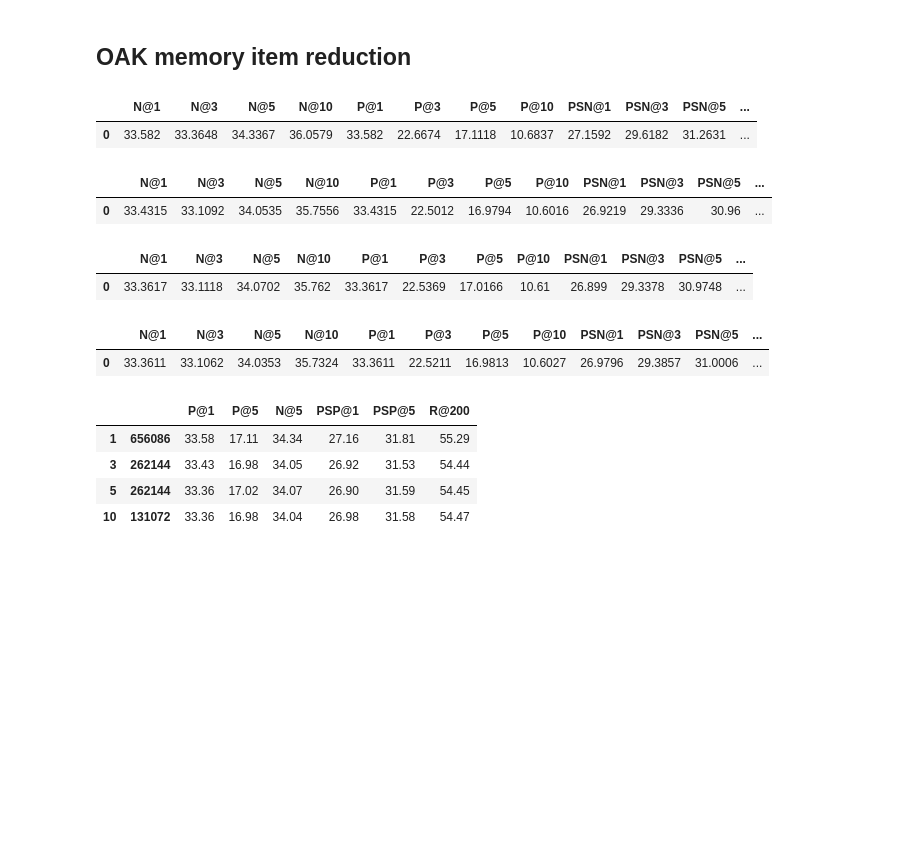
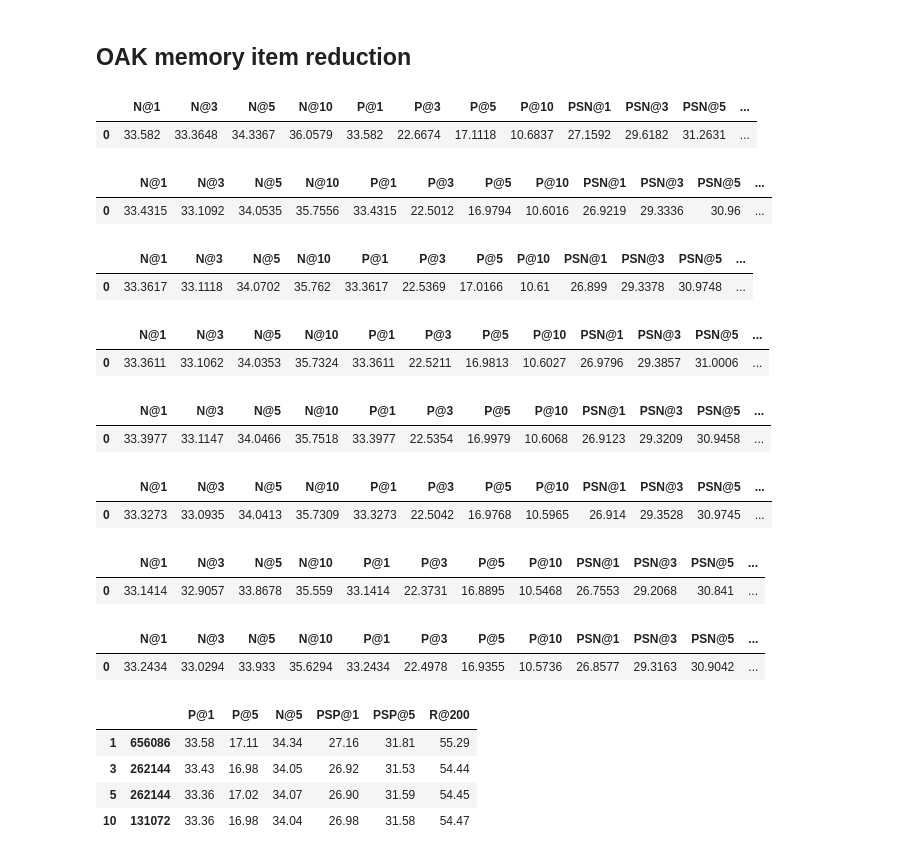
Before and after one commit to suchith720/medic, a Jupyter notebook: nbs/21_experiment-summary.ipynb, the cells around one changed output. Cells and saved outputs as stored; diff of their text form; code cells hidden in the pictures; blank space fills up the shorter version.

```diff
--- a/nbs/21_experiment-summary.ipynb
+++ b/nbs/21_experiment-summary.ipynb
@@ -1661,34 +1680,71 @@ _display_metric(convert_df_and_remove_prefix(o)*100)
 # %% [markdown]
 ## OAK memory item reduction
 # %%
+# for each of the examples below, the renee embeddings for each metadata is used as it is.
+
 # 35_oak-for-wikiseealsotitles-free-param-initialization-001
 # number of free parameters: 656086
 m = {'eval_N@1': 0.3358195126056671, 'eval_N@10': 0.36057910323143005, 'eval_N@3': 0.3336484134197235, 'eval_N@5': 0.34336698055267334, 'eval_P@1': 0.33581950821057377, 'eval_P@10': 0.10683716869000659, 'eval_P@3': 0.2266738022139014, 'eval_P@5': 0.1711179336959175, 'eval_PSN@1': 0.2715916931629181, 'eval_PSN@10': 0.3331030011177063, 'eval_PSN@3': 0.29618197679519653, 'eval_PSN@5': 0.31263086199760437, 'eval_PSP@1': 0.2715916920376442, 'eval_PSP@10': 0.3593320309853239, 'eval_PSP@3': 0.2958067577667262, 'eval_PSP@5': 0.3181034577857164, 'eval_R@10': 0.4050618362898574, 'eval_R@100': 0.5267324273903119, 'eval_R@200': 0.5528864837650455, 'eval_loss': 0.06298062950372696, 'eval_runtime': 135.6322, 'eval_samples_per_second': 1308.797, 'eval_steps_per_second': 0.818}
 display_metric(m)
 
 # 36_oak-for-wikiseealsotitles-free-param-clustering-001
 # number of free parameters: 262144
 m = {'eval_N@1': 0.3343154191970825, 'eval_N@10': 0.3575563430786133, 'eval_N@3': 0.3310919404029846, 'eval_N@5': 0.340535044670105, 'eval_P@1': 0.334315409965355, 'eval_P@10': 0.10601639298091271, 'eval_P@3': 0.22501197081936766, 'eval_P@5': 0.16979410190705155, 'eval_PSN@1': 0.2692194879055023, 'eval_PSN@10': 0.32984310388565063, 'eval_PSN@3': 0.2933357059955597, 'eval_PSN@5': 0.30960020422935486, 'eval_PSP@1': 0.26921948244217064, 'eval_PSP@10': 0.3561381828094207, 'eval_PSP@3': 0.293181714514421, 'eval_PSP@5': 0.3152743126460847, 'eval_R@10': 0.40094304100057027, 'eval_R@100': 0.5190112927525291, 'eval_R@200': 0.5444350511707688, 'eval_loss': 0.0606948658823967, 'eval_runtime': 204.3293, 'eval_samples_per_second': 868.769, 'eval_steps_per_second': 0.543}
 display_metric(m)
 
 # 36_oak-for-wikiseealsotitles-free-param-clustering-002
 # number of free parameters: 262144
 m = {'eval_N@1': 0.33361688256263733, 'eval_N@10': 0.3576197326183319, 'eval_N@3': 0.33111822605133057, 'eval_N@5': 0.3407019078731537, 'eval_P@1': 0.3336168774469763, 'eval_P@10': 0.10610032954965308, 'eval_P@3': 0.2253687481809087, 'eval_P@5': 0.17016590147328572, 'eval_PSN@1': 0.2689901292324066, 'eval_PSN@10': 0.3298194706439972, 'eval_PSN@3': 0.2933778464794159, 'eval_PSN@5': 0.30974823236465454, 'eval_PSP@1': 0.2689901329859684, 'eval_PSP@10': 0.3562547147442279, 'eval_PSP@3': 0.2935722614247161, 'eval_PSP@5': 0.3159205554382074, 'eval_R@10': 0.40144725854529195, 'eval_R@100': 0.518951081892315, 'eval_R@200': 0.5445238555195598, 'eval_loss': 0.06072795391082764, 'eval_runtime': 207.0757, 'eval_samples_per_second': 857.247, 'eval_steps_per_second': 0.536}
 display_metric(m)
 
 # 36_oak-for-wikiseealsotitles-free-param-clustering-003
 # number of free parameters: 131072
 m = {'eval_N@1': 0.33361124992370605, 'eval_N@10': 0.35732367634773254, 'eval_N@3': 0.3310619294643402, 'eval_N@5': 0.34035301208496094, 'eval_P@1': 0.3336112441202152, 'eval_P@10': 0.10602709630175933, 'eval_P@3': 0.22521101503159568, 'eval_P@5': 0.1698132552180395, 'eval_PSN@1': 0.26979607343673706, 'eval_PSN@10': 0.330046683549881, 'eval_PSN@3': 0.2938570976257324, 'eval_PSN@5': 0.3100058138370514, 'eval_PSP@1': 0.26979608090033186, 'eval_PSP@10': 0.35628165881890284, 'eval_PSP@3': 0.29386967521440366, 'eval_PSP@5': 0.31576666806785764, 'eval_R@10': 0.40084419776979724, 'eval_R@100': 0.5187842370630878, 'eval_R@200': 0.5446777094313882, 'eval_loss': 0.060691915452480316, 'eval_runtime': 215.3083, 'eval_samples_per_second': 824.469, 'eval_steps_per_second': 0.516}
 display_metric(m)
+
+# random cluster
+
+# 36_oak-for-wikiseealsotitles-free-param-clustering-004
+# cluster size: 3
+# number of free parameters: 218696
+m = {'eval_N@1': 0.3339774012565613, 'eval_N@10': 0.357517808675766, 'eval_N@3': 0.33114659786224365, 'eval_N@5': 0.340465784072876, 'eval_P@1': 0.3339774103596879, 'eval_P@10': 0.10606765625443886, 'eval_P@3': 0.22535372597621128, 'eval_P@5': 0.16997887502481682, 'eval_PSN@1': 0.2691226601600647, 'eval_PSN@10': 0.3297050893306732, 'eval_PSN@3': 0.2932087481021881, 'eval_PSN@5': 0.3094578683376312, 'eval_PSP@1': 0.2691226721725956, 'eval_PSP@10': 0.3561442234431793, 'eval_PSP@3': 0.2932225369349374, 'eval_PSP@5': 0.3153908794013524, 'eval_R@10': 0.4012232682153944, 'eval_R@100': 0.5192870851680464, 'eval_R@200': 0.5445520946255217, 'eval_loss': 0.060630280524492264, 'eval_runtime': 217.8163, 'eval_samples_per_second': 814.976, 'eval_steps_per_second': 0.51}
+display_metric(m)
+
+# 36_oak-for-wikiseealsotitles-free-param-clustering-005
+# cluster size: 5
+# number of free parameters: 131218
+m = {'eval_N@1': 0.3332732319831848, 'eval_N@10': 0.3573090136051178, 'eval_N@3': 0.3309345543384552, 'eval_N@5': 0.34041303396224976, 'eval_P@1': 0.33327324451454804, 'eval_P@10': 0.1059645663747109, 'eval_P@3': 0.22504201522876147, 'eval_P@5': 0.16976818860395074, 'eval_PSN@1': 0.2691400945186615, 'eval_PSN@10': 0.3298662304878235, 'eval_PSN@3': 0.29352766275405884, 'eval_PSN@5': 0.3097447454929352, 'eval_PSP@1': 0.26914009101392866, 'eval_PSP@10': 0.356107507086784, 'eval_PSP@3': 0.2934222269339987, 'eval_PSP@5': 0.3154092649353301, 'eval_R@10': 0.40084838856181615, 'eval_R@100': 0.5191288767120705, 'eval_R@200': 0.5440949240658765, 'eval_loss': 0.06067366525530815, 'eval_runtime': 228.3273, 'eval_samples_per_second': 777.459, 'eval_steps_per_second': 0.486}
+display_metric(m)
+
+# 36_oak-for-wikiseealsotitles-free-param-clustering-006
+# cluster size: 10
+# number of free parameters: 65609
+m = {'eval_N@1': 0.33141425251960754, 'eval_N@10': 0.3555901348590851, 'eval_N@3': 0.32905733585357666, 'eval_N@5': 0.3386777639389038, 'eval_P@1': 0.3314142466833789, 'eval_P@10': 0.10546827028705823, 'eval_P@3': 0.22373132786900485, 'eval_P@5': 0.16889502295597653, 'eval_PSN@1': 0.2675527036190033, 'eval_PSN@10': 0.32846230268478394, 'eval_PSN@3': 0.2920677959918976, 'eval_PSN@5': 0.30840975046157837, 'eval_PSP@1': 0.2675527023168728, 'eval_PSP@10': 0.3546980927160778, 'eval_PSP@3': 0.2921934892232069, 'eval_PSP@5': 0.3141682592381651, 'eval_R@10': 0.39923467712479055, 'eval_R@100': 0.5181758099113419, 'eval_R@200': 0.5439852178718536, 'eval_loss': 0.06075442209839821, 'eval_runtime': 220.1456, 'eval_samples_per_second': 806.353, 'eval_steps_per_second': 0.504}
+display_metric(m)
+
+# 36_oak-for-wikiseealsotitles-free-param-clustering-007
+# cluster size: 10
+# number of free parameters: 65609
+# centroid of renee embeddings used for the super metadata
+m = {'eval_N@1': 0.33243387937545776, 'eval_N@10': 0.3562938868999481, 'eval_N@3': 0.33029410243034363, 'eval_N@5': 0.33932989835739136, 'eval_P@1': 0.33243387882714137, 'eval_P@10': 0.10573641664088672, 'eval_P@3': 0.22497817085880337, 'eval_P@5': 0.16935470241968467, 'eval_PSN@1': 0.2685769498348236, 'eval_PSN@10': 0.32915401458740234, 'eval_PSN@3': 0.29316282272338867, 'eval_PSN@5': 0.3090423047542572, 'eval_PSP@1': 0.268576956916364, 'eval_PSP@10': 0.3555162075553672, 'eval_PSP@3': 0.29352352779874724, 'eval_PSP@5': 0.31486887109409595, 'eval_R@10': 0.40001467397589857, 'eval_R@100': 0.5168600883460308, 'eval_R@200': 0.542186275376019, 'eval_loss': 0.060405973345041275, 'eval_runtime': 201.0182, 'eval_samples_per_second': 883.079, 'eval_steps_per_second': 0.552}
+display_metric(m)
 # %% [output]
 |  | N@1 | N@3 | N@5 | N@10 | P@1 | P@3 | P@5 | P@10 | PSN@1 | PSN@3 | PSN@5 | ... |
 | 0 | 33.582 | 33.3648 | 34.3367 | 36.0579 | 33.582 | 22.6674 | 17.1118 | 10.6837 | 27.1592 | 29.6182 | 31.2631 | ... |
 |  | N@1 | N@3 | N@5 | N@10 | P@1 | P@3 | P@5 | P@10 | PSN@1 | PSN@3 | PSN@5 | ... |
 | 0 | 33.4315 | 33.1092 | 34.0535 | 35.7556 | 33.4315 | 22.5012 | 16.9794 | 10.6016 | 26.9219 | 29.3336 | 30.96 | ... |
 |  | N@1 | N@3 | N@5 | N@10 | P@1 | P@3 | P@5 | P@10 | PSN@1 | PSN@3 | PSN@5 | ... |
 | 0 | 33.3617 | 33.1118 | 34.0702 | 35.762 | 33.3617 | 22.5369 | 17.0166 | 10.61 | 26.899 | 29.3378 | 30.9748 | ... |
 |  | N@1 | N@3 | N@5 | N@10 | P@1 | P@3 | P@5 | P@10 | PSN@1 | PSN@3 | PSN@5 | ... |
 | 0 | 33.3611 | 33.1062 | 34.0353 | 35.7324 | 33.3611 | 22.5211 | 16.9813 | 10.6027 | 26.9796 | 29.3857 | 31.0006 | ... |
+|  | N@1 | N@3 | N@5 | N@10 | P@1 | P@3 | P@5 | P@10 | PSN@1 | PSN@3 | PSN@5 | ... |
+| 0 | 33.3977 | 33.1147 | 34.0466 | 35.7518 | 33.3977 | 22.5354 | 16.9979 | 10.6068 | 26.9123 | 29.3209 | 30.9458 | ... |
+|  | N@1 | N@3 | N@5 | N@10 | P@1 | P@3 | P@5 | P@10 | PSN@1 | PSN@3 | PSN@5 | ... |
+| 0 | 33.3273 | 33.0935 | 34.0413 | 35.7309 | 33.3273 | 22.5042 | 16.9768 | 10.5965 | 26.914 | 29.3528 | 30.9745 | ... |
+|  | N@1 | N@3 | N@5 | N@10 | P@1 | P@3 | P@5 | P@10 | PSN@1 | PSN@3 | PSN@5 | ... |
+| 0 | 33.1414 | 32.9057 | 33.8678 | 35.559 | 33.1414 | 22.3731 | 16.8895 | 10.5468 | 26.7553 | 29.2068 | 30.841 | ... |
+|  | N@1 | N@3 | N@5 | N@10 | P@1 | P@3 | P@5 | P@10 | PSN@1 | PSN@3 | PSN@5 | ... |
+| 0 | 33.2434 | 33.0294 | 33.933 | 35.6294 | 33.2434 | 22.4978 | 16.9355 | 10.5736 | 26.8577 | 29.3163 | 30.9042 | ... |
 # %%
 o = {
     (1,656086): {'eval_N@1': 0.3358195126056671, 'eval_N@10': 0.36057910323143005, 'eval_N@3': 0.3336484134197235, 'eval_N@5': 0.34336698055267334, 'eval_P@1': 0.33581950821057377, 'eval_P@10': 0.10683716869000659, 'eval_P@3': 0.2266738022139014, 'eval_P@5': 0.1711179336959175, 'eval_PSN@1': 0.2715916931629181, 'eval_PSN@10': 0.3331030011177063, 'eval_PSN@3': 0.29618197679519653, 'eval_PSN@5': 0.31263086199760437, 'eval_PSP@1': 0.2715916920376442, 'eval_PSP@10': 0.3593320309853239, 'eval_PSP@3': 0.2958067577667262, 'eval_PSP@5': 0.3181034577857164, 'eval_R@10': 0.4050618362898574, 'eval_R@100': 0.5267324273903119, 'eval_R@200': 0.5528864837650455, 'eval_loss': 0.06298062950372696, 'eval_runtime': 135.6322, 'eval_samples_per_second': 1308.797, 'eval_steps_per_second': 0.818},
```
Also changed, not shown: parts of 6 cells of this notebook, 21 other files.
